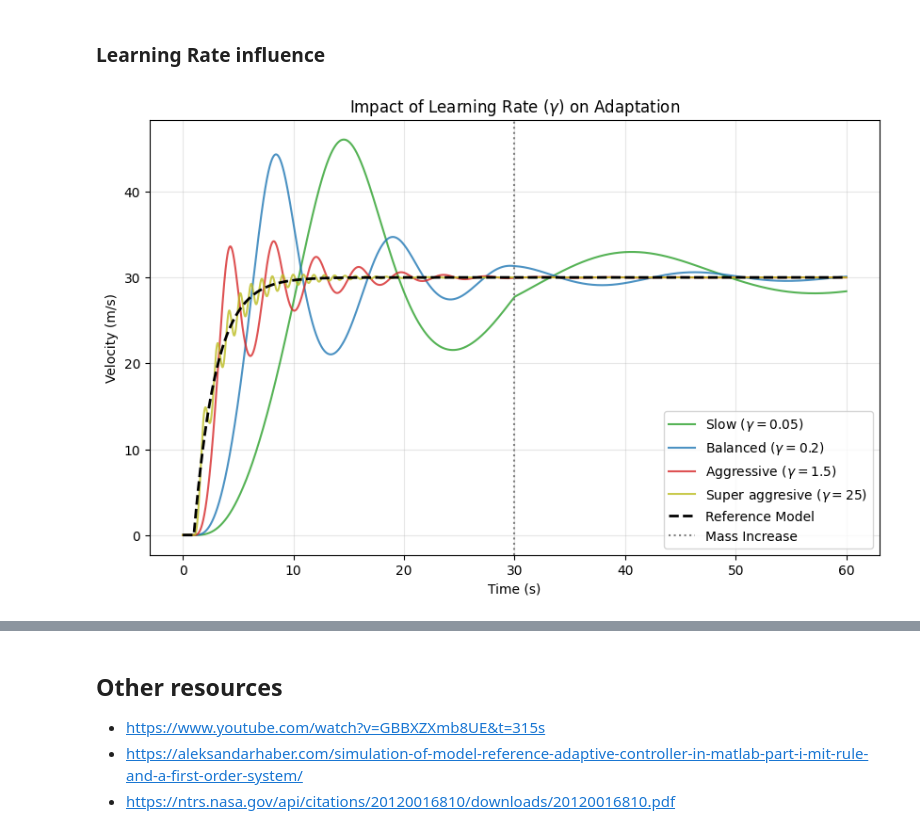
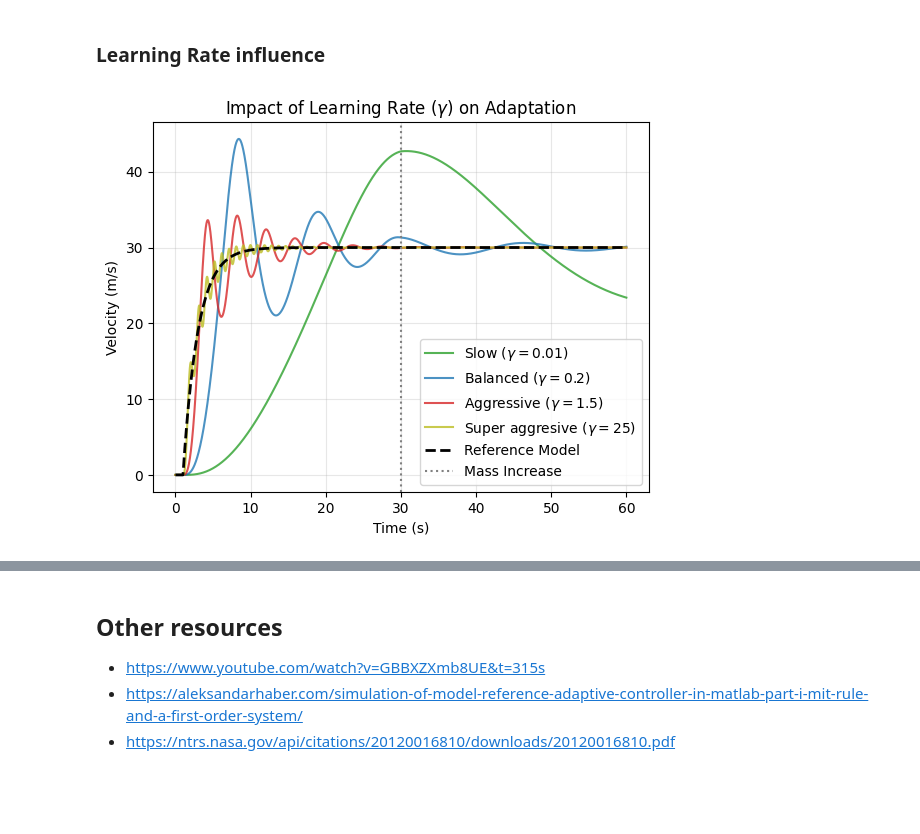
Before and after one commit to Mrjarkos/MRAC_Tutorial, a Jupyter notebook: 01_Introduction_to_MRAC.ipynb, the cells around one changed output, grey strips where cells are left out. Drawn from its saved outputs; the diff is of its cells as text; code cells hidden in the pictures; blank space fills up the shorter version.

Commit message:
Complement analysis with other curves

```diff
--- a/01_Introduction_to_MRAC.ipynb
+++ b/01_Introduction_to_MRAC.ipynb
@@ -396,15 +396,16 @@ def simulate_mrac(gamma):
     time = np.arange(0, T, dt)
 
     # Plant & Model Params
-    a_m, b_m = 0.5, 0.5
+    a_m, b_m = -0.5, 0.5
     m, b_const = 1000.0, 50.0 # Initial car
 
     # States
     v, v_m = 0.0, 0.0
     Kr, Kx = 0.0, 0.0
 
-    v_history = []
-    v_m_history = []
+    history = {
+        'v': [], 'v_m': [], 'Kr': [], 'Kx': [], 'cost': []
+    }
 
     for t in time:
         r = 30.0 if t > 1.0 else 0.0
@@ -413,40 +414,49 @@ def simulate_mrac(gamma):
 
         # Controller & Dynamics
         u = Kr * r - Kx * v
         dv_dt = -(b_const/current_m) * v + (1/current_m) * u
         v += dv_dt * dt
 
-        dvm_dt = -a_m * v_m + b_m * r
+        dvm_dt = a_m * v_m + b_m * r
         v_m += dvm_dt * dt
 
         # Adaptation
         error = v - v_m
+        cost = 0.5 * (error**2)
+
         Kr += (-gamma * error * r) * dt
         Kx += (gamma * error * v) * dt
 
-        v_history.append(v)
-        v_m_history.append(v_m)
+        history['v'].append(v)
+        history['v_m'].append(v_m)
+        history['Kr'].append(Kr)
+        history['Kx'].append(Kx)
+        history['cost'].append(cost)
 
-    return time, v_history, v_m_history
+    return time, history
 
 # Test different Gammas
-gammas = [0.05, 0.2, 1.5, 25]
-labels = ['Slow ($\gamma=0.05$)', 'Balanced ($\gamma=0.2$)', 'Aggressive ($\gamma=1.5$)', 'Super aggresive ($\gamma=25$)']
+gammas = [0.01, 0.2, 1.5, 25]
+labels = ['Slow ($\gamma=0.01$)', 'Balanced ($\gamma=0.2$)', 'Aggressive ($\gamma=1.5$)', 'Super aggresive ($\gamma=25$)']
 colors = ['tab:green', 'tab:blue', 'tab:red', 'tab:olive']
 
-plt.figure(figsize=(10, 6))
+history = {}
+
+for g in gammas:
+    t, hist = simulate_mrac(g)
+    history[g] = hist
 
 for g, l, c in zip(gammas, labels, colors):
-    t, v_hist, v_m = simulate_mrac(g)
-    plt.plot(t, v_hist, label=l, color=c, alpha=0.8)
+    hist = history[g]
+    plt.plot(t, hist["v"], label=l, color=c, alpha=0.8)
 
 plt.plot(t, v_m, 'k--', label='Reference Model', linewidth=2)
 plt.axvline(x=30, color='gray', linestyle=':', label='Mass Increase')
 plt.title('Impact of Learning Rate ($\gamma$) on Adaptation')
 plt.xlabel('Time (s)')
 plt.ylabel('Velocity (m/s)')
 plt.legend()
 plt.grid(True, alpha=0.3)
 plt.show()
 # %% [output]
-[figure, old version]
+[figure, new version]
```
Also changed, not shown: parts of 4 cells of this notebook.
